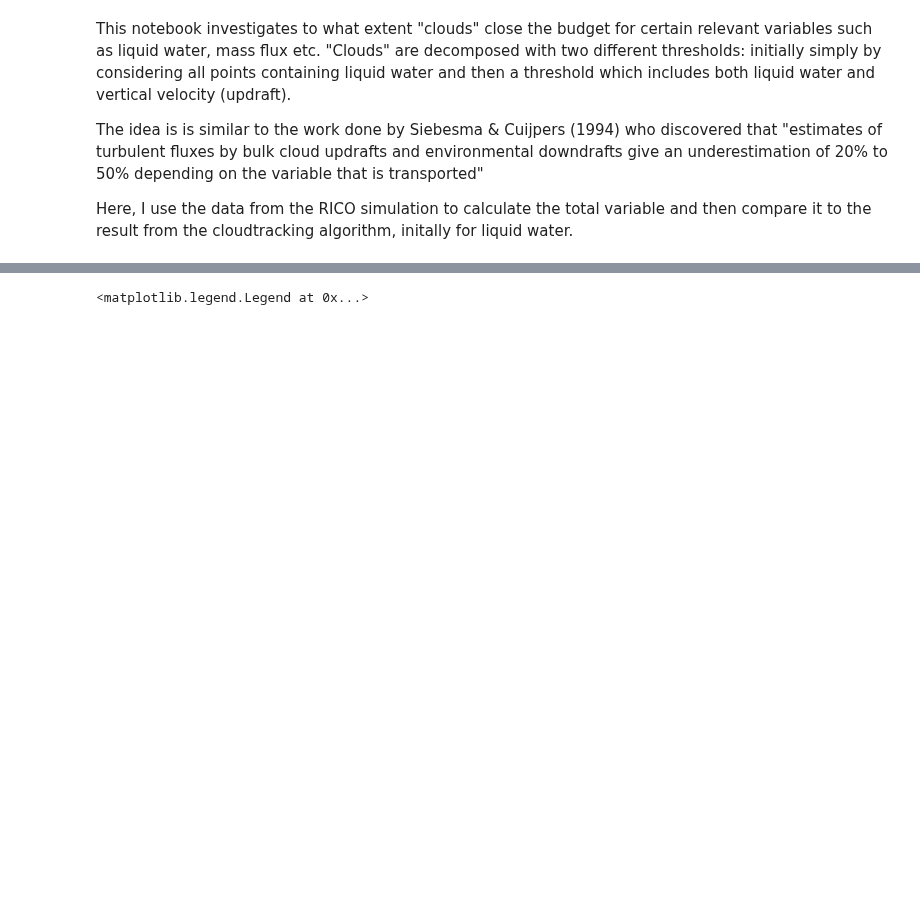
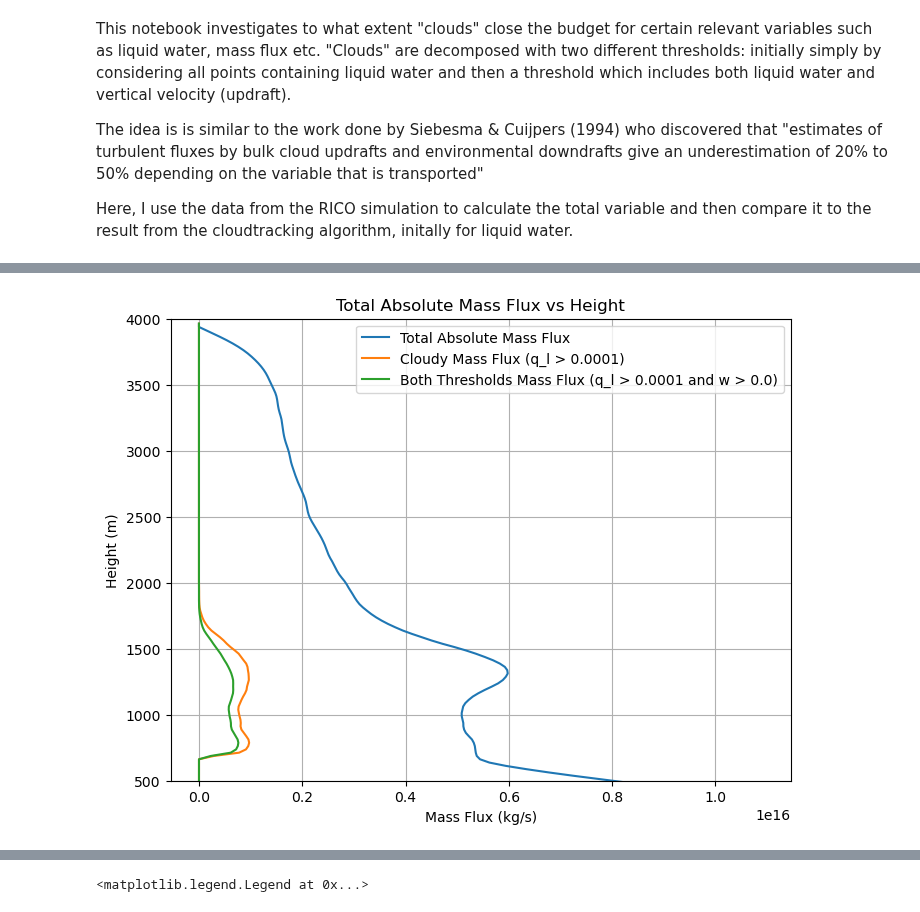
Before and after one commit to jurezgubic/CloudTracking, a Jupyter notebook: analysis/budget_closure.ipynb, the cells around one changed output, grey strips where cells are left out. Drawn from its saved outputs; the diff is of its cells as text; code cells hidden in the pictures; blank space fills up the shorter version.

```diff
--- a/analysis/budget_closure.ipynb
+++ b/analysis/budget_closure.ipynb
@@ -6,0 +182,63 @@ Here, I use the data from the RICO simulation to calculate the total variable an
+# %%
+import numpy as np
+import netCDF4 as nc
+import matplotlib.pyplot as plt
+import os
+
+def calculate_mass_flux_and_density(timestep):
+    zt_values = load_zt_values(l_file)
+    with nc.Dataset(w_file) as ds:
+        y_dim, x_dim = ds.dimensions['yt'].size, ds.dimensions['xt'].size
+
+    w_data = load_data_all_levels(w_file, 'w', timestep)
+    l_data = load_data_all_levels(l_file, 'l', timestep)
+    p_data = load_data_all_levels(p_file, 'p', timestep)
+    q_data = load_data_all_levels(q_file, 'q', timestep)
+    t_data = load_data_all_levels(t_file, 't', timestep)
+
+    T = calculate_temperature(t_data, p_data, q_data / 1000, l_data / 1000, (q_data - l_data) / 1000)
+    rho = calculate_density(T, p_data, l_data / 1000, (q_data - l_data) / 1000)
+    mass_flux = w_data * rho * horizontal_resolution ** 2
+
+    return np.abs(mass_flux), rho, zt_values, y_dim, x_dim
+
+# Specify the timestep to analyze
+specified_timestep = 20  # Change this to the desired timestep
+
+# Calculate mass flux and density for the specified timestep
+mass_flux, rho, zt_values, y_dim, x_dim = calculate_mass_flux_and_density(specified_timestep)
+l_data = load_data_all_levels(l_file, 'l', specified_timestep)
+w_data = load_data_all_levels(w_file, 'w', specified_timestep)
+
+# Calculate the mass flux for the entire field, cloudy areas, and both thresholds
+mass_flux_total = mass_flux
+mass_flux_cloudy = np.where(l_data > liquid_water_threshold, mass_flux, 0)
+mass_flux_both = np.where((l_data > liquid_water_threshold) & (w_data > vertical_velocity_threshold), mass_flux, 0)
+
+# Calculate the areas
+total_area = y_dim * x_dim * horizontal_resolution ** 2
+cloudy_area = np.count_nonzero(l_data > liquid_water_threshold) * horizontal_resolution ** 2
+both_area = np.count_nonzero((l_data > liquid_water_threshold) & (w_data > vertical_velocity_threshold)) * horizontal_resolution ** 2
+
+# Scale the mass flux by the areas
+scaled_mass_flux_total = np.sum(mass_flux_total, axis=(1, 2)) * total_area
+scaled_mass_flux_cloudy = np.sum(mass_flux_cloudy, axis=(1, 2)) * cloudy_area
+scaled_mass_flux_both = np.sum(mass_flux_both, axis=(1, 2)) * both_area
+
+# Plotting
+fig, ax = plt.subplots(figsize=(8, 6))
+
+ax.plot(scaled_mass_flux_total, zt_values, label='Total Absolute Mass Flux')
+ax.plot(scaled_mass_flux_cloudy, zt_values, label=f'Cloudy Mass Flux (q_l > {liquid_water_threshold})')
+ax.plot(scaled_mass_flux_both, zt_values, label=f'Both Thresholds Mass Flux (q_l > {liquid_water_threshold} and w > {vertical_velocity_threshold})')
+
+ax.set_xlabel('Mass Flux (kg/s)')
+ax.set_ylabel('Height (m)')
+ax.set_title('Total Absolute Mass Flux vs Height')
+ax.grid(True)
+ax.set_ylim([500, 4000])
+ax.legend()
+
+plt.show()
+# %% [output]
+[figure, added]
```
Also changed, not shown: parts of 24 cells of this notebook.
